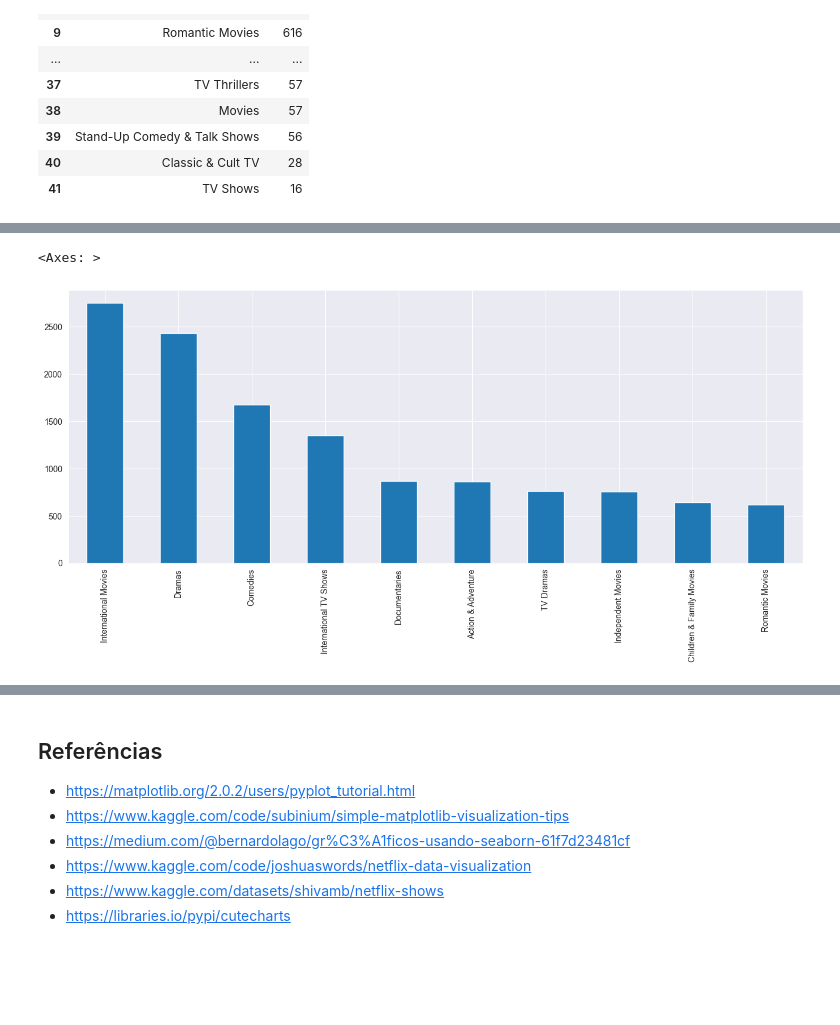
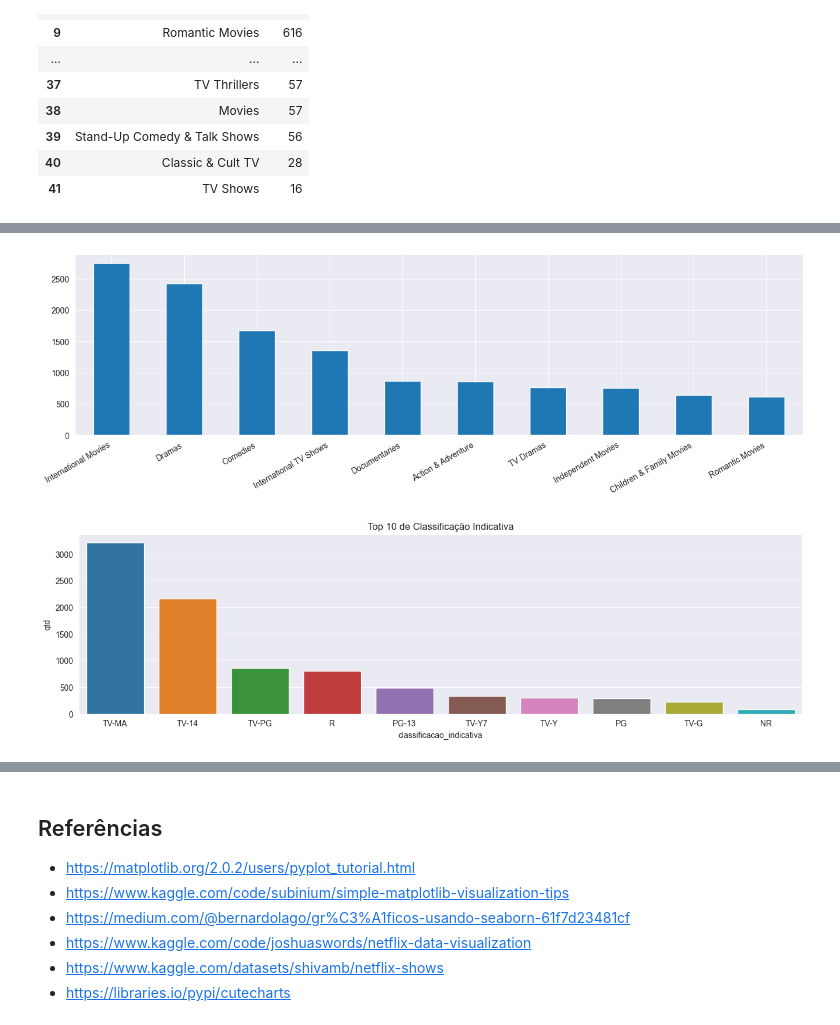
Before and after one commit to rafhaelom/analise-conteudo-netflix, a Jupyter notebook: analise_exploratoria_dados_conteudo_netflix.ipynb, the cells around one changed output, grey strips where cells are left out. Saved outputs shown, nothing was run; the diff lists cells and outputs as text; code cells hidden in the pictures; blank space fills up the shorter version.

Commit message:
:sparkles: add: continuação da preparação dos dados e visualização.

```diff
--- a/analise_exploratoria_dados_conteudo_netflix.ipynb
+++ b/analise_exploratoria_dados_conteudo_netflix.ipynb
@@ -334,6 +385,8 @@ df.head(2)
 # %%
 # Correção do tipo para a duração (duration).
-df['duration_aux'] = df['duration'].apply(lambda x: str(x).split(" ")[0])
+df['duration_char'] = df['duration'].apply(lambda x: str(x).split(" ")[0])
+df['duration_char'].replace('nan', 'N/A',inplace  = True)
+df['duration_num'] = df['duration_char'].replace('N/A', np.nan).astype('Int64')
 
 df.head(2)
 # %% [output]
@@ -343,5 +397,8 @@ df.head(2)
 # %%
 # Ajuste para o quantitativo de diretores (director).
+df['director'] = df['director'].astype(str)
+df['director'].replace('nan', 'N/A', inplace  = True)
+
 qtd_diretor = df['director'].str.get_dummies(', ').sum()
 
 df_qtd_diretor = pd.DataFrame({'diretor':qtd_diretor.index, 'qtd':qtd_diretor.values}).sort_values(by="qtd", ascending=False, ignore_index=True)
@@ -363,5 +420,8 @@ df_qtd_diretor
 # %%
 # Ajuste para o quantitativo de atores (cast).
+df['cast'] = df['cast'].astype(str)
+df['cast'].replace('nan', 'N/A', inplace  = True)
+
 qtd_ator = df['cast'].str.get_dummies(', ').sum()
 
 df_qtd_ator = pd.DataFrame({'ator':qtd_ator.index, 'qtd':qtd_ator.values}).sort_values(by="qtd", ascending=False, ignore_index=True)
@@ -383,5 +443,8 @@ df_qtd_ator
 # %%
-# Ajuste para o quantitativo de classificação do tema (listed_in).
+# Ajuste para o quantitativo da classificação do gênero (listed_in).
+df['listed_in'] = df['listed_in'].astype(str)
+df['listed_in'].replace('nan', 'N/A', inplace  = True)
+
 qtd_genero = df['listed_in'].str.get_dummies(', ').sum()
 
 df_qtd_genero = pd.DataFrame({'genero':qtd_genero.index, 'qtd':qtd_genero.values}).sort_values(by="qtd", ascending=False, ignore_index=True)
@@ -454,5 +634,19 @@ plt.show()
 # %%
-qtd_genero.sort_values(ascending=False)[:10].plot(kind='bar', figsize=(16, 6))
+qtd_genero.sort_values(ascending=False)[:10].plot(kind='bar', figsize=(16, 4))
+# plt.get_cmap('Qualitative')
+sns.color_palette("Set2")
+plt.xticks(rotation=30, ha='right')
+plt.show()
 # %% [output]
-<Axes: >
-[figure, old version]
+[figure, new version]
+# %%
+# df_qtd_class_ind
+# 'classificacao_indicativa',
+# 'qtd'
+
+plt.figure(figsize=(16,4))
+sns.barplot(data=df_qtd_class_ind[:10], x="classificacao_indicativa", y="qtd")
+plt.title("Top 10 de Classificação Indicativa")
+plt.show()
+# %% [output]
+[figure, added]
```
Also changed, not shown: parts of 31 cells of this notebook, 2 other files.
